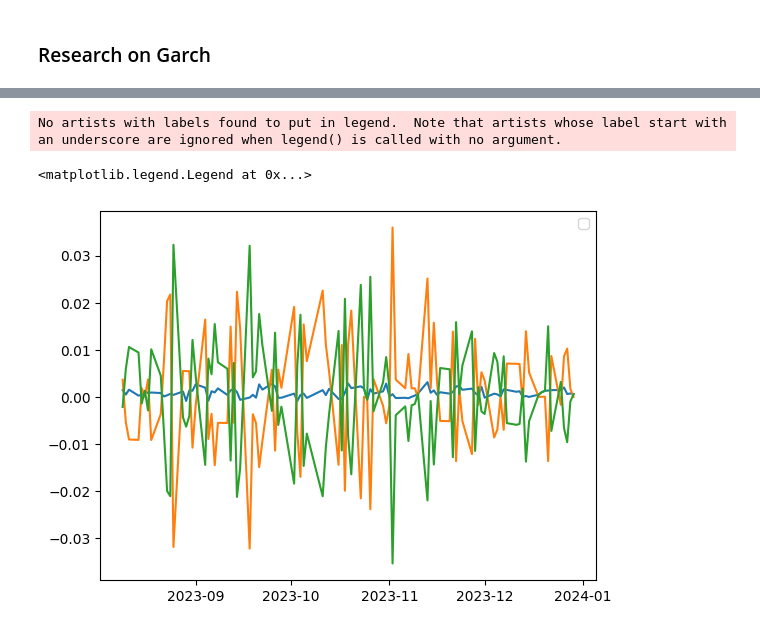
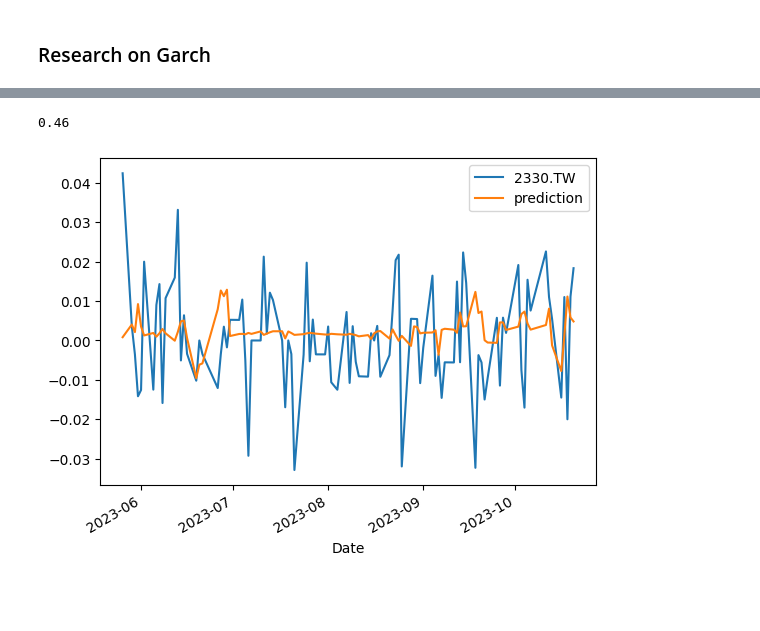
Before and after one commit to tsungyou/TS, a Jupyter notebook: ARIMA_GARCH_research_2_pyfile.ipynb, the cells around one changed output, grey strips where cells are left out. Saved outputs shown, nothing was run; the diff lists cells and outputs as text; code cells hidden in the pictures; blank space fills up the shorter version.

```diff
--- a/ARIMA_GARCH_research_2_pyfile.ipynb
+++ b/ARIMA_GARCH_research_2_pyfile.ipynb
@@ -4,6 +4,6 @@
 from TimeSeries import TimeSeries
 a = TimeSeries()
 # %%
-outcome = a.arima_garch()
+predictions, test = a.arima_garch()
 # %% [output]
 0
@@ -10,6 +26,19 @@ outcome = a.arima_garch()
-# %%
-len(outcome)
-# %% [output]
-No artists with labels found to put in legend.  Note that artists whose label start with an underscore are ignored when legend() is called with no argument.
-<matplotlib.legend.Legend at 0x...>
-[figure, removed]
+# %%
+import matplotlib.pyplot as plt
+import pandas as pd
+df = pd.DataFrame(test[-150:-50])
+df['prediction'] = predictions
+df.plot()
+
+def check_accuracy(series, model_fit):
+    if not len(series) == len(model_fit):
+        return "length of two series not matched"
+    df = pd.DataFrame({"series": series, "model_fit": model_fit})
+    df['signal'] = ((df['series'] > 0) & (df['model_fit'] > 0)) | ((df['series'] < 0) & (df['model_fit'] < 0))
+    correct = df[df['signal'] == True]
+    return len(correct)/len(df)
+
+check_accuracy(df['2330.TW'], df['prediction'])
+# %% [output]
+0.46
+[figure, added]
```
Also changed, not shown: parts of 1 cell of this notebook, 6 other files.
